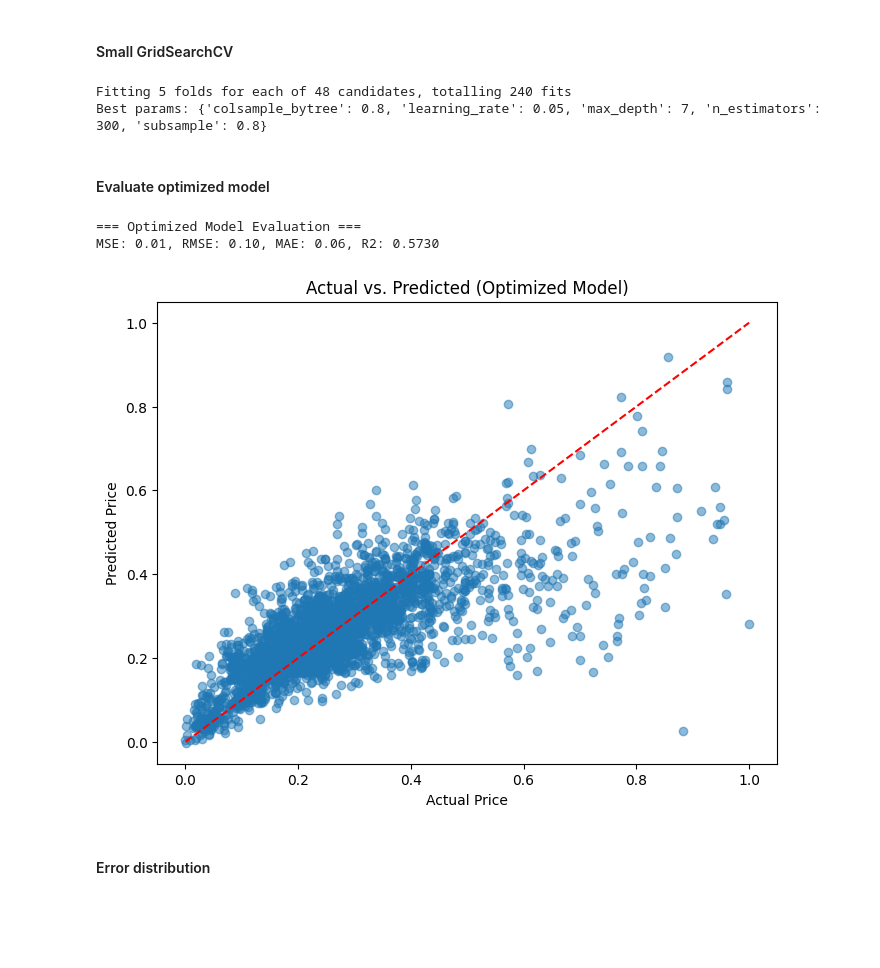
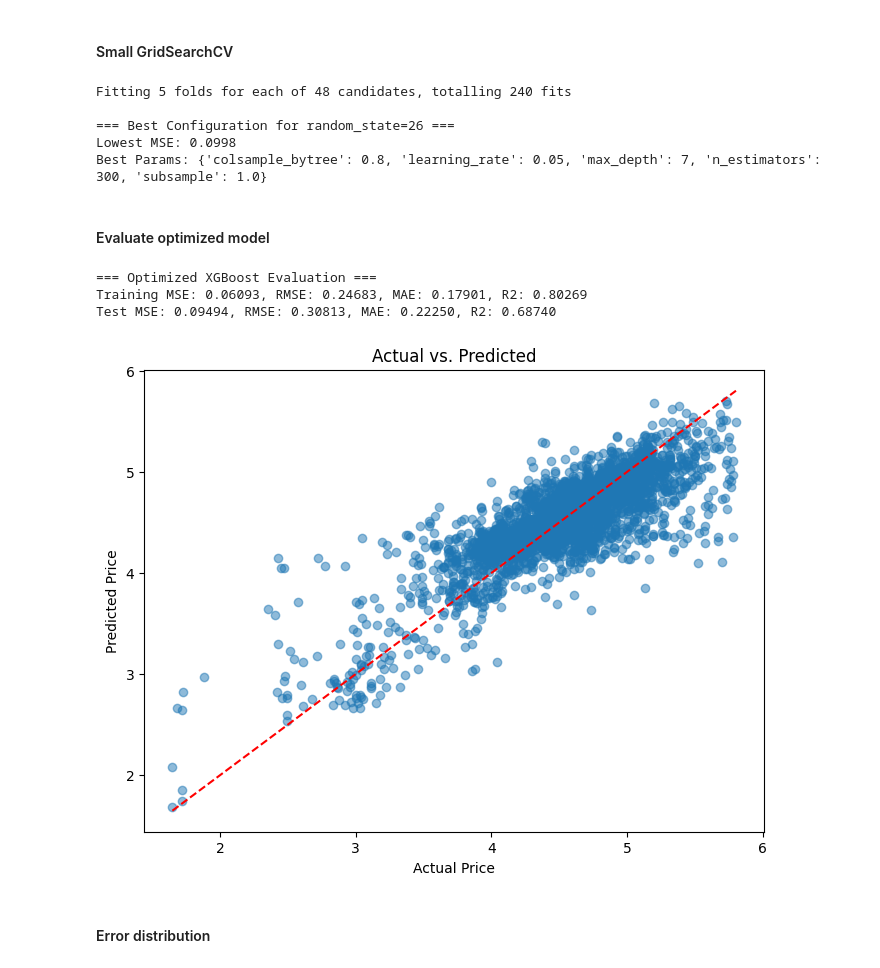
Before and after one commit to LuniuLun/RealEstate, a Jupyter notebook: MachineLearning/RealEstatePrediction/XGBoost.ipynb, the cells around one changed output. Cells and saved outputs as stored; diff of their text form; code cells hidden in the pictures; blank space fills up the shorter version.

Commit message:
pref: retrain model with updated preprocessing and generate predictions #113

```diff
--- a/MachineLearning/RealEstatePrediction/XGBoost.ipynb
+++ b/MachineLearning/RealEstatePrediction/XGBoost.ipynb
@@ -158,41 +170,66 @@ param_grid = {
     'subsample': [0.8, 1.0],
     'colsample_bytree': [0.8, 1.0]
 }
+
+
+model = xgb.XGBRegressor(objective='reg:squarederror', random_state=26)
+
 grid = GridSearchCV(
-    xgb.XGBRegressor(objective='reg:squarederror', random_state=42),
-    param_grid, cv=5, scoring='neg_mean_squared_error',
-    verbose=1, n_jobs=-1
+    model, param_grid,
+    cv=5,
+    scoring='neg_mean_squared_error',
+    verbose=1,
+    n_jobs=-1
 )
+
 grid.fit(X_train, y_train)
-print("Best params:", grid.best_params_)
+best_score = -grid.best_score_
+best_params = grid.best_params_
+
+print("\n=== Best Configuration for random_state=26 ===")
+print(f"Lowest MSE: {best_score:.4f}")
+print("Best Params:", best_params)
 # %% [output]
 Fitting 5 folds for each of 48 candidates, totalling 240 fits
-Best params: {'colsample_bytree': 0.8, 'learning_rate': 0.05, 'max_depth': 7, 'n_estimators': 300, 'subsample': 0.8}
+
+=== Best Configuration for random_state=26 ===
+Lowest MSE: 0.0998
+Best Params: {'colsample_bytree': 0.8, 'learning_rate': 0.05, 'max_depth': 7, 'n_estimators': 300, 'subsample': 1.0}
 # %% [markdown]
 #### Evaluate optimized model
 # %%
 best_model = grid.best_estimator_
-y_pred_best = best_model.predict(X_test)
 
-mse_b  = mean_squared_error(y_test, y_pred_best)
-rmse_b = np.sqrt(mse_b)
-mae_b  = mean_absolute_error(y_test, y_pred_best)
-r2_b   = r2_score(y_test, y_pred_best)
-print("\n=== Optimized Model Evaluation ===")
-print(f"MSE: {mse_b:.2f}, RMSE: {rmse_b:.2f}, MAE: {mae_b:.2f}, R2: {r2_b:.4f}")
+y_train_pred = best_model.predict(X_train)
+mse_train = mean_squared_error(y_train, y_train_pred)
+rmse_train = np.sqrt(mse_train)
+mae_train = mean_absolute_error(y_train, y_train_pred)
+r2_train = r2_score(y_train, y_train_pred)
+
+# Evaluate on Test Set
+y_test_pred = best_model.predict(X_test)
+mse_test = mean_squared_error(y_test, y_test_pred)
+rmse_test = np.sqrt(mse_test)
+mae_test = mean_absolute_error(y_test, y_test_pred)
+r2_test = r2_score(y_test, y_test_pred)
+
+print("=== Optimized XGBoost Evaluation ===")
+print(f"Training MSE: {mse_train:.5f}, RMSE: {rmse_train:.5f}, MAE: {mae_train:.5f}, R2: {r2_train:.5f}")
+print(f"Test MSE: {mse_test:.5f}, RMSE: {rmse_test:.5f}, MAE: {mae_test:.5f}, R2: {r2_test:.5f}")
 
 # Scatter optimal
 plt.figure(figsize=(8,6))
-plt.scatter(y_test, y_pred_best, alpha=0.5)
+plt.scatter(y_test, y_test_pred, alpha=0.5)
 plt.plot([y_test.min(), y_test.max()], [y_test.min(), y_test.max()], 'r--')
 plt.xlabel("Actual Price")
 plt.ylabel("Predicted Price")
-plt.title("Actual vs. Predicted (Optimized Model)")
+plt.title("Actual vs. Predicted")
 plt.show()
 # %% [output]
-=== Optimized Model Evaluation ===
-MSE: 0.01, RMSE: 0.10, MAE: 0.06, R2: 0.5730
+=== Optimized XGBoost Evaluation ===
+Training MSE: 0.06093, RMSE: 0.24683, MAE: 0.17901, R2: 0.80269
+Test MSE: 0.09494, RMSE: 0.30813, MAE: 0.22250, R2: 0.68740
-[figure, old version]
+[figure, new version]
 # %% [markdown]
 #### Error distribution
 # %%
```
Also changed, not shown: parts of 13 cells of this notebook, 1 other file.
